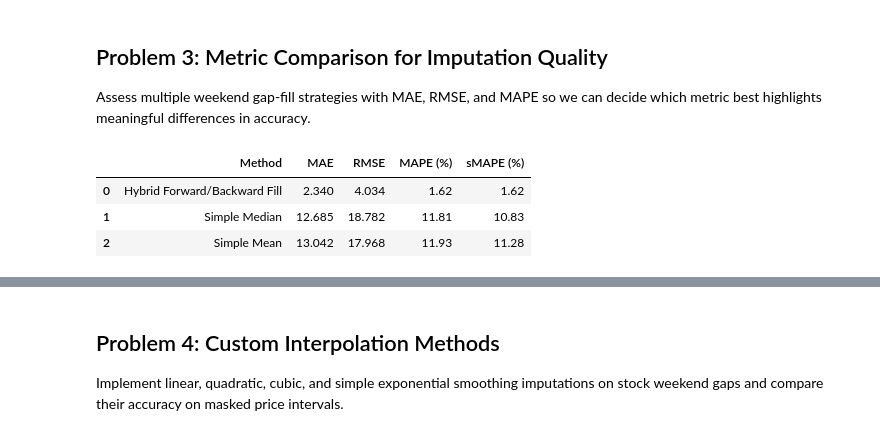
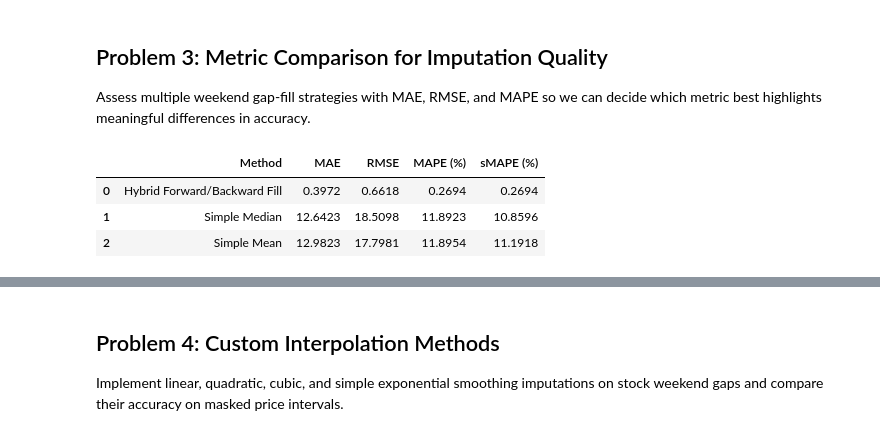
Before and after one commit to PetrosDimitropoulos/FinTech-Course, a Jupyter notebook: notebooks/developed/week2/Week_2_Team_C.ipynb, the cells around one changed output, grey strips where cells are left out. Drawn from its saved outputs; the diff is of its cells as text; code cells hidden in the pictures.

```diff
--- a/notebooks/developed/week2/Week_2_Team_C.ipynb
+++ b/notebooks/developed/week2/Week_2_Team_C.ipynb
@@ -119,8 +119,13 @@ baseline_stats = (
     .T.rename(columns={'mean': 'weekday_mean', 'std': 'weekday_std'})
 )
 
+stock_frame = consolidated_data.set_index('Datetime')[stock_columns]
+reference_prices = stock_frame.interpolate(method='time', limit_direction='both')
+weekend_truth = reference_prices.loc[consolidated_data.loc[consolidated_data['is_weekend'], 'Datetime']]
+weekend_truth.index.name = 'Datetime'
+
+
 def impute_weekend_simple(df: pd.DataFrame, method: str = 'mean'):
-    # Fill weekend stock prices using simple column-wise mean or median imputation.
     if method not in {'mean', 'median'}:
         raise ValueError("method must be 'mean' or 'median'")
     imputed = df.copy()
@@ -129,6 +134,7 @@ def impute_weekend_simple(df: pd.DataFrame, method: str = 'mean'):
     for col in stock_columns:
         imputed.loc[weekend_mask, col] = imputed.loc[weekend_mask, col].fillna(fill_values[col])
     return imputed, fill_values
+
 
 mean_imputed_data, mean_fill_values = impute_weekend_simple(consolidated_data, method='mean')
 median_imputed_data, median_fill_values = impute_weekend_simple(consolidated_data, method='median')
@@ -147,10 +153,10 @@ median_stats = (
 
 comparison_table = (
     baseline_stats
-    .join(mean_stats)
-    .join(median_stats)
-    .reset_index()
-    .rename(columns={'index': 'symbol'})
+        .join(mean_stats)
+        .join(median_stats)
+        .reset_index()
+        .rename(columns={'index': 'symbol'})
 )
 
 overall_summary = pd.DataFrame({
@@ -168,8 +174,7 @@ weekend_nulls_median = median_imputed_data.loc[median_imputed_data['is_weekend']
 print(f"Remaining weekend NaNs (mean imputation): {int(weekend_nulls_mean)}")
 print(f"Remaining weekend NaNs (median imputation): {int(weekend_nulls_median)}")
 
-weekend_preview = median_imputed_data.loc[median_imputed_data['is_weekend'], ['Datetime'] + stock_columns].head()
-display(weekend_preview)
+print(f"Reference weekend rows available for evaluation: {len(weekend_truth)}")
 # %% [output]
 |  | symbol | weekday_mean | weekday_std | mean_imputed_mean | mean_imputed_std | median_imputed_mean | ... |
 | 0 | STOCK_AA | 78.15 | 8.65 | 78.15 | 7.31 | 78.58 | ... |
@@ -328,18 +287,7 @@ Assess multiple weekend gap-fill strategies with MAE, RMSE, and MAPE so we can d
 # %%
-# Compare imputation metrics (MAE, RMSE, MAPE) for simple vs hybrid forward/back fill
-rng = np.random.default_rng(42)
-mask_fraction = 0.08  # hold out ~8% of weekday closes for evaluation
+# Compare imputation metrics (MAE, RMSE, MAPE) for simple vs hybrid weekend fills
+weekend_positions = truth_matrix.stack().index
 
-base_frame = consolidated_data.copy()
-weekday_idx = base_frame.loc[~base_frame['is_weekend']].index
-weekday_values = base_frame.loc[weekday_idx, stock_columns]
-available_series = weekday_values.stack().dropna()
-
-n_eval = max(1, int(len(available_series) * mask_fraction))
-selected_positions = rng.choice(len(available_series), size=n_eval, replace=False)
-mask_positions = [available_series.index[i] for i in selected_positions]
-
-truth_values = base_frame[stock_columns]
 
 def apply_simple_imputation(frame: pd.DataFrame, agg: str) -> pd.DataFrame:
     result = frame.copy()
@@ -347,7 +295,8 @@ def apply_simple_imputation(frame: pd.DataFrame, agg: str) -> pd.DataFrame:
     result.loc[:, stock_columns] = result.loc[:, stock_columns].fillna(fill_values)
     return result
 
-def apply_hybrid_ffill_bfill(frame: pd.DataFrame, eval_positions) -> pd.DataFrame:
+
+def apply_hybrid_ffill_bfill(frame: pd.DataFrame) -> pd.DataFrame:
     result = frame.copy()
     forward = frame.copy()
     backward = frame.copy()
@@ -358,61 +307,55 @@ def apply_hybrid_ffill_bfill(frame: pd.DataFrame, eval_positions) -> pd.DataFram
     fallback = frame.loc[:, stock_columns].agg('mean')
     forward[stock_columns] = forward[stock_columns].fillna(fallback)
     backward[stock_columns] = backward[stock_columns].fillna(fallback)
 
-    half = len(eval_positions) // 2
-    forward_targets = eval_positions[:half]
-    backward_targets = eval_positions[half:]
-
-    for row_idx, col in forward_targets:
-        result.at[row_idx, col] = forward.at[row_idx, col]
-    for row_idx, col in backward_targets:
-        result.at[row_idx, col] = backward.at[row_idx, col]
+    weekend_idx = result['is_weekend']
+    result.loc[weekend_idx, stock_columns] = (forward.loc[weekend_idx, stock_columns].values + backward.loc[weekend_idx, stock_columns].values) / 2
 
     remaining = result.loc[:, stock_columns].isna()
     if remaining.any().any():
         result.loc[:, stock_columns] = result.loc[:, stock_columns].fillna(fallback)
     return result
 
-def compute_metrics(y_true, y_pred, eps: float = 1e-6):
-    errors = np.array(y_pred) - np.array(y_true)
+
+def compute_metrics(y_true: np.ndarray, y_pred: np.ndarray, eps: float = 1e-6):
+    errors = y_pred - y_true
     mae = np.abs(errors).mean()
     rmse = np.sqrt((errors ** 2).mean())
     denom = np.maximum(np.abs(y_true), eps)
     mape = (np.abs(errors) / denom).mean() * 100
     smape = (200 * np.abs(errors) / (np.abs(y_true) + np.abs(y_pred) + eps)).mean()
     return mae, rmse, mape, smape
 
-methods = [
-    ("Simple Mean", lambda frame: apply_simple_imputation(frame, 'mean')),
-    ("Simple Median", lambda frame: apply_simple_imputation(frame, 'median')),
-    ("Hybrid Forward/Backward Fill", lambda frame: apply_hybrid_ffill_bfill(frame, mask_positions)),
-]
+
+methods = {
+    'Simple Mean': lambda frame: apply_simple_imputation(frame, 'mean'),
+    'Simple Median': lambda frame: apply_simple_imputation(frame, 'median'),
+    'Hybrid Forward/Backward Fill': apply_hybrid_ffill_bfill,
+}
 
 records = []
-for label, imputer in methods:
-    working = base_frame.copy()
-    working.loc[:, stock_columns] = working.loc[:, stock_columns].astype(float)
-    for row_idx, col in mask_positions:
-        working.at[row_idx, col] = np.nan
-
-    imputed = imputer(working)
-
-    y_true = [truth_values.at[row_idx, col] for row_idx, col in mask_positions]
-    y_pred = [imputed.at[row_idx, col] for row_idx, col in mask_positions]
-    mae, rmse, mape, smape = compute_metrics(np.array(y_true), np.array(y_pred))
+for label, imputer in methods.items():
+    imputed = imputer(consolidated_data.copy())
+    imputed_weekend = (
+        imputed.set_index('Datetime')
+        .loc[weekend_truth.index, stock_columns]
+    )
+    y_true = truth_matrix.stack().values
+    y_pred = imputed_weekend.stack().values
+    mae, rmse, mape, smape = compute_metrics(y_true, y_pred)
     records.append({
         'Method': label,
         'MAE': mae,
         'RMSE': rmse,
         'MAPE (%)': mape,
         'sMAPE (%)': smape
     })
 
 metrics_df = pd.DataFrame(records).sort_values('MAE').reset_index(drop=True)
-display(metrics_df.round({'MAE': 3, 'RMSE': 3, 'MAPE (%)': 2, 'sMAPE (%)': 2}))
+display(metrics_df.round(4))
 # %% [output]
 |  | Method | MAE | RMSE | MAPE (%) | sMAPE (%) |
-| 0 | Hybrid Forward/Backward Fill | 2.340 | 4.034 | 1.62 | 1.62 |
-| 1 | Simple Median | 12.685 | 18.782 | 11.81 | 10.83 |
-| 2 | Simple Mean | 13.042 | 17.968 | 11.93 | 11.28 |
+| 0 | Hybrid Forward/Backward Fill | 0.3972 | 0.6618 | 0.2694 | 0.2694 |
+| 1 | Simple Median | 12.6423 | 18.5098 | 11.8923 | 10.8596 |
+| 2 | Simple Mean | 12.9823 | 17.7981 | 11.8954 | 11.1918 |
 # %% [markdown]
```
Also changed, not shown: parts of 21 cells of this notebook, 5 other files.
